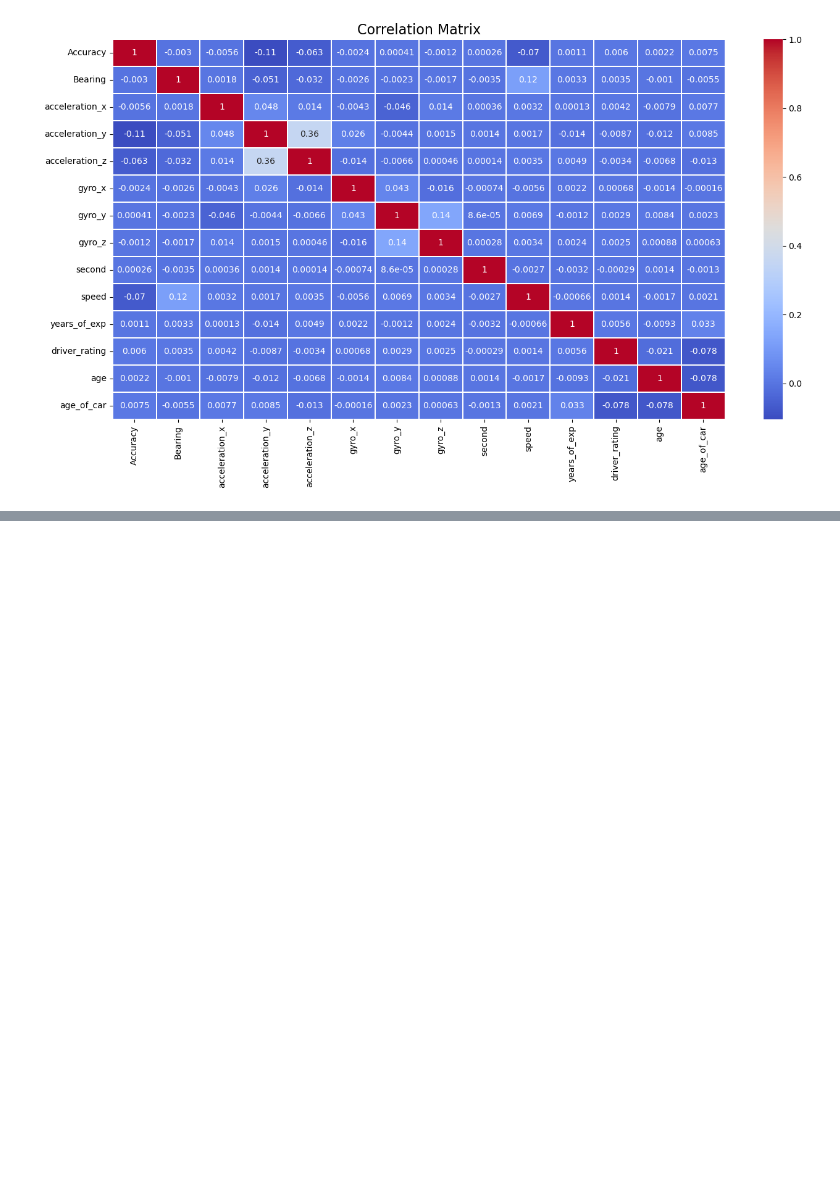
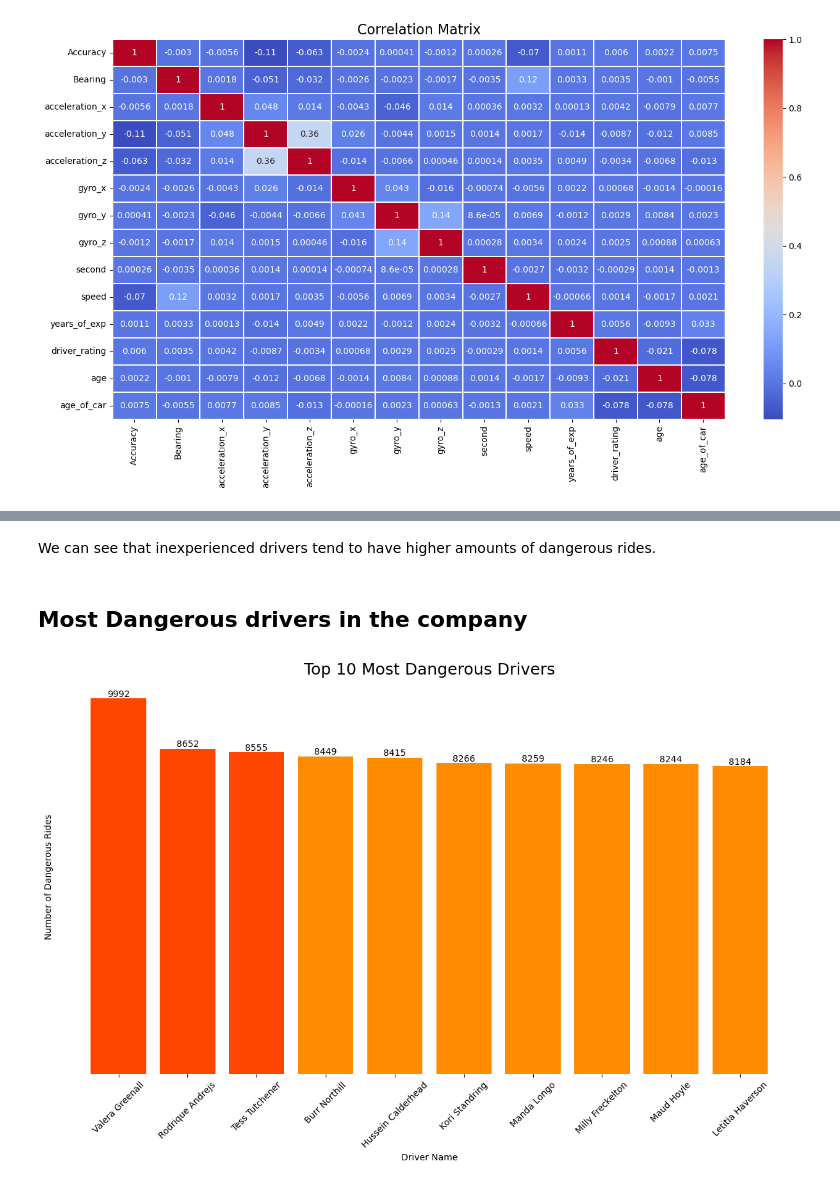
Before and after one commit to errnasty/Cab-Data-Analysis, a Jupyter notebook: EDA.ipynb, the cells around one changed output, grey strips where cells are left out. Saved outputs shown, nothing was run; the diff lists cells and outputs as text; code cells hidden in the pictures; blank space fills up the shorter version.

```diff
--- a/EDA.ipynb
+++ b/EDA.ipynb
@@ -447,0 +524,37 @@ plt.show()
+# %% [markdown]
+We can see that inexperienced drivers tend to have higher amounts of dangerous rides.
+# %% [markdown]
+## Most Dangerous drivers in the company
+# %%
+dangerous_rides_by_booking = df_new[df_new['label'] == 1].groupby('bookingID')['label'].count()
+
+dangerous_rides_by_driver = df_new[df_new['label'] == 1].groupby('driver_name')['label'].size()
+
+merged_df = pd.merge(df_new, dangerous_rides_by_booking, on='bookingID', how='left')
+merged_df = merged_df.rename(columns={'label_y': 'dangerous_rides'})
+
+top_dangerous_drivers = dangerous_rides_by_driver.sort_values(ascending=False).head(10)
+
+fig, ax = plt.subplots(figsize=(15, 8))
+colors = [palette[0] if i < 3 else palette[3] for i in range(len(top_dangerous_drivers))]
+
+bars = ax.bar(top_dangerous_drivers.index, top_dangerous_drivers.values, color=colors)
+
+# Add the counts on top of the bars
+for i, bar in enumerate(bars):
+    height = bar.get_height()
+    ax.text(bar.get_x() + bar.get_width() / 2, height,
+            f'{top_dangerous_drivers.values[i]}', ha='center', va='bottom')
+
+for spine in ax.spines.values():
+    spine.set_visible(False)
+
+ax.set_yticks([])
+
+ax.set_xlabel('Driver Name')
+ax.set_ylabel('Number of Dangerous Rides')
+ax.set_title('Top 10 Most Dangerous Drivers', fontsize=18)
+ax.set_xticklabels(top_dangerous_drivers.index, rotation=45)
+plt.show()
+# %% [output]
+[figure, added]
```
Also changed, not shown: parts of 15 cells of this notebook.
